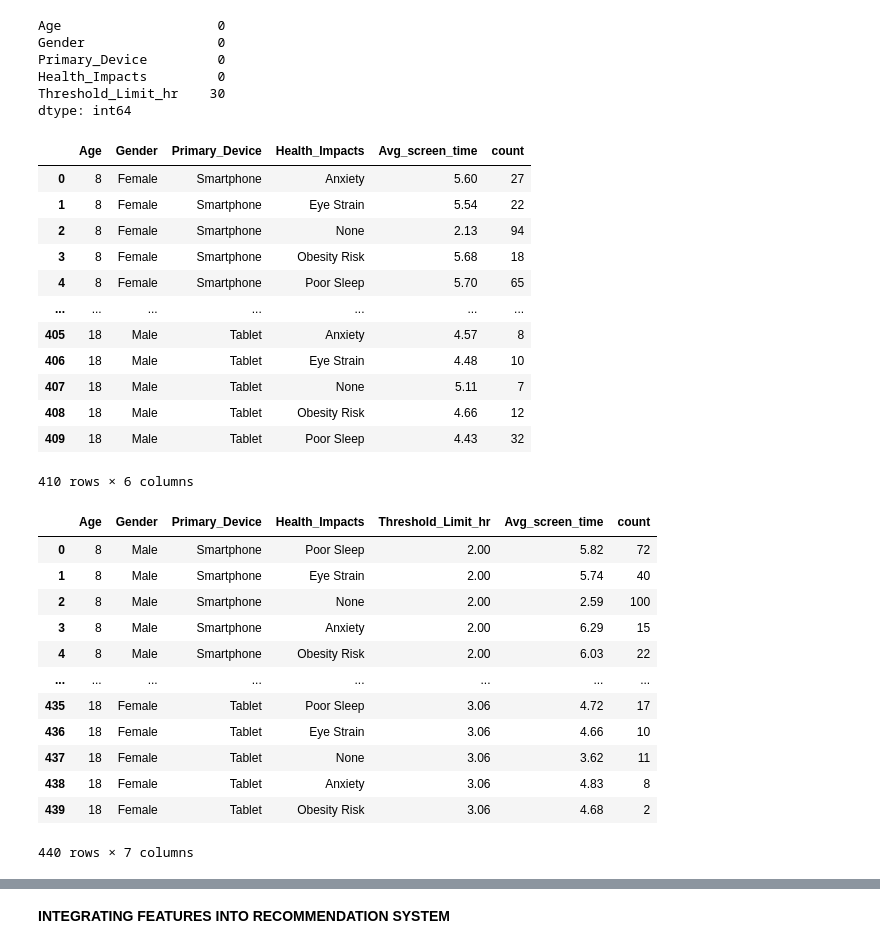
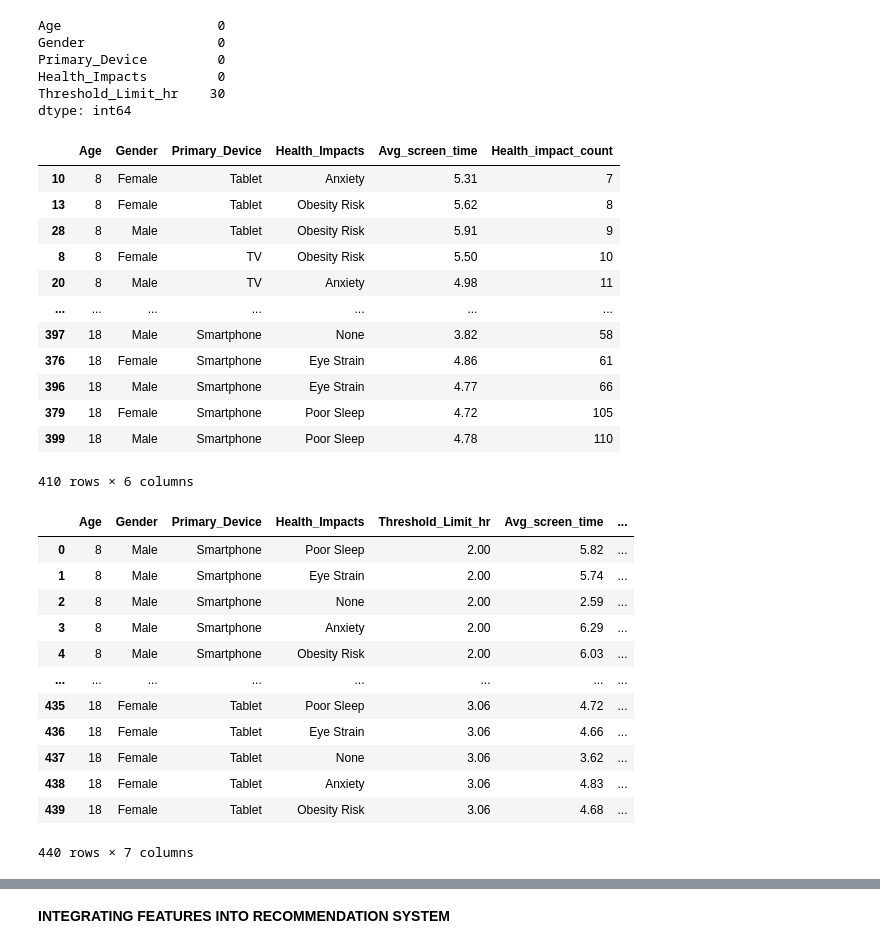
Before and after one commit to springboardmentor987p/ScreenSense, a Jupyter notebook: Infosys_Kidsdataset.ipynb, the cells around one changed output, grey strips where cells are left out. Drawn from its saved outputs; the diff is of its cells as text; code cells hidden in the pictures.

Commit message:
Updated Recommendation System

```diff
--- a/Infosys_Kidsdataset.ipynb
+++ b/Infosys_Kidsdataset.ipynb
@@ -1078,42 +1078,42 @@ threshold_df4=threshold_df4.ffill()
 # %%
 health_freq_df = (
     child_df.groupby(['Age', 'Gender', 'Primary_Device', 'Health_Impacts'])['Avg_Daily_Screen_Time_hr'].agg(['mean','size'])
-    .reset_index()
-    .sort_values(['Age','Primary_Device'], ascending=[True,True]).round(2).rename(columns={'mean':'Avg_screen_time','size':'count'})
+    .reset_index().round(2).rename(columns={'mean':'Avg_screen_time','size':'Health_impact_count'})
 )
+health_freq_df=health_freq_df.sort_values(by=['Age','Health_impact_count'],ascending=[True,True])
 health_freq_df
 # %% [output]
-|  | Age | Gender | Primary_Device | Health_Impacts | Avg_screen_time | count |
-| 0 | 8 | Female | Smartphone | Anxiety | 5.60 | 27 |
-| 1 | 8 | Female | Smartphone | Eye Strain | 5.54 | 22 |
-| 2 | 8 | Female | Smartphone | None | 2.13 | 94 |
-| 3 | 8 | Female | Smartphone | Obesity Risk | 5.68 | 18 |
-| 4 | 8 | Female | Smartphone | Poor Sleep | 5.70 | 65 |
+|  | Age | Gender | Primary_Device | Health_Impacts | Avg_screen_time | Health_impact_count |
+| 10 | 8 | Female | Tablet | Anxiety | 5.31 | 7 |
+| 13 | 8 | Female | Tablet | Obesity Risk | 5.62 | 8 |
+| 28 | 8 | Male | Tablet | Obesity Risk | 5.91 | 9 |
+| 8 | 8 | Female | TV | Obesity Risk | 5.50 | 10 |
+| 20 | 8 | Male | TV | Anxiety | 4.98 | 11 |
 | ... | ... | ... | ... | ... | ... | ... |
-| 405 | 18 | Male | Tablet | Anxiety | 4.57 | 8 |
-| 406 | 18 | Male | Tablet | Eye Strain | 4.48 | 10 |
-| 407 | 18 | Male | Tablet | None | 5.11 | 7 |
-| 408 | 18 | Male | Tablet | Obesity Risk | 4.66 | 12 |
-| 409 | 18 | Male | Tablet | Poor Sleep | 4.43 | 32 |
+| 397 | 18 | Male | Smartphone | None | 3.82 | 58 |
+| 376 | 18 | Female | Smartphone | Eye Strain | 4.86 | 61 |
+| 396 | 18 | Male | Smartphone | Eye Strain | 4.77 | 66 |
+| 379 | 18 | Female | Smartphone | Poor Sleep | 4.72 | 105 |
+| 399 | 18 | Male | Smartphone | Poor Sleep | 4.78 | 110 |
 410 rows × 6 columns
 # %%
 recom_df2=threshold_df4.merge(health_freq_df,on=['Age', 'Gender', 'Primary_Device','Health_Impacts'],how='left')
 recom_df2=recom_df2.ffill()
-recom_df2['count']=recom_df2['count'].round().astype(int)
+recom_df2['Health_impact_count']=recom_df2['Health_impact_count'].round().astype(int)
 recom_df2
 # %% [output]
-|  | Age | Gender | Primary_Device | Health_Impacts | Threshold_Limit_hr | Avg_screen_time | count |
-| 0 | 8 | Male | Smartphone | Poor Sleep | 2.00 | 5.82 | 72 |
-| 1 | 8 | Male | Smartphone | Eye Strain | 2.00 | 5.74 | 40 |
-| 2 | 8 | Male | Smartphone | None | 2.00 | 2.59 | 100 |
-| 3 | 8 | Male | Smartphone | Anxiety | 2.00 | 6.29 | 15 |
-| 4 | 8 | Male | Smartphone | Obesity Risk | 2.00 | 6.03 | 22 |
+|  | Age | Gender | Primary_Device | Health_Impacts | Threshold_Limit_hr | Avg_screen_time | ... |
+| 0 | 8 | Male | Smartphone | Poor Sleep | 2.00 | 5.82 | ... |
+| 1 | 8 | Male | Smartphone | Eye Strain | 2.00 | 5.74 | ... |
+| 2 | 8 | Male | Smartphone | None | 2.00 | 2.59 | ... |
+| 3 | 8 | Male | Smartphone | Anxiety | 2.00 | 6.29 | ... |
+| 4 | 8 | Male | Smartphone | Obesity Risk | 2.00 | 6.03 | ... |
 | ... | ... | ... | ... | ... | ... | ... | ... |
-| 435 | 18 | Female | Tablet | Poor Sleep | 3.06 | 4.72 | 17 |
-| 436 | 18 | Female | Tablet | Eye Strain | 3.06 | 4.66 | 10 |
-| 437 | 18 | Female | Tablet | None | 3.06 | 3.62 | 11 |
-| 438 | 18 | Female | Tablet | Anxiety | 3.06 | 4.83 | 8 |
-| 439 | 18 | Female | Tablet | Obesity Risk | 3.06 | 4.68 | 2 |
+| 435 | 18 | Female | Tablet | Poor Sleep | 3.06 | 4.72 | ... |
+| 436 | 18 | Female | Tablet | Eye Strain | 3.06 | 4.66 | ... |
+| 437 | 18 | Female | Tablet | None | 3.06 | 3.62 | ... |
+| 438 | 18 | Female | Tablet | Anxiety | 3.06 | 4.83 | ... |
+| 439 | 18 | Female | Tablet | Obesity Risk | 3.06 | 4.68 | ... |
 440 rows × 7 columns
 # %%
 recom_df2=recom_df2.merge(avg_age_df,on='Age',how="left").rename(columns={'Avg_screen_time':"Avg_screen_time_per_criterias",'Avg_Daily_Screen_Time_hr':'Avg_Daily_Screen_Time_per_age_only'})
```
Also changed, not shown: parts of 12 cells of this notebook.
